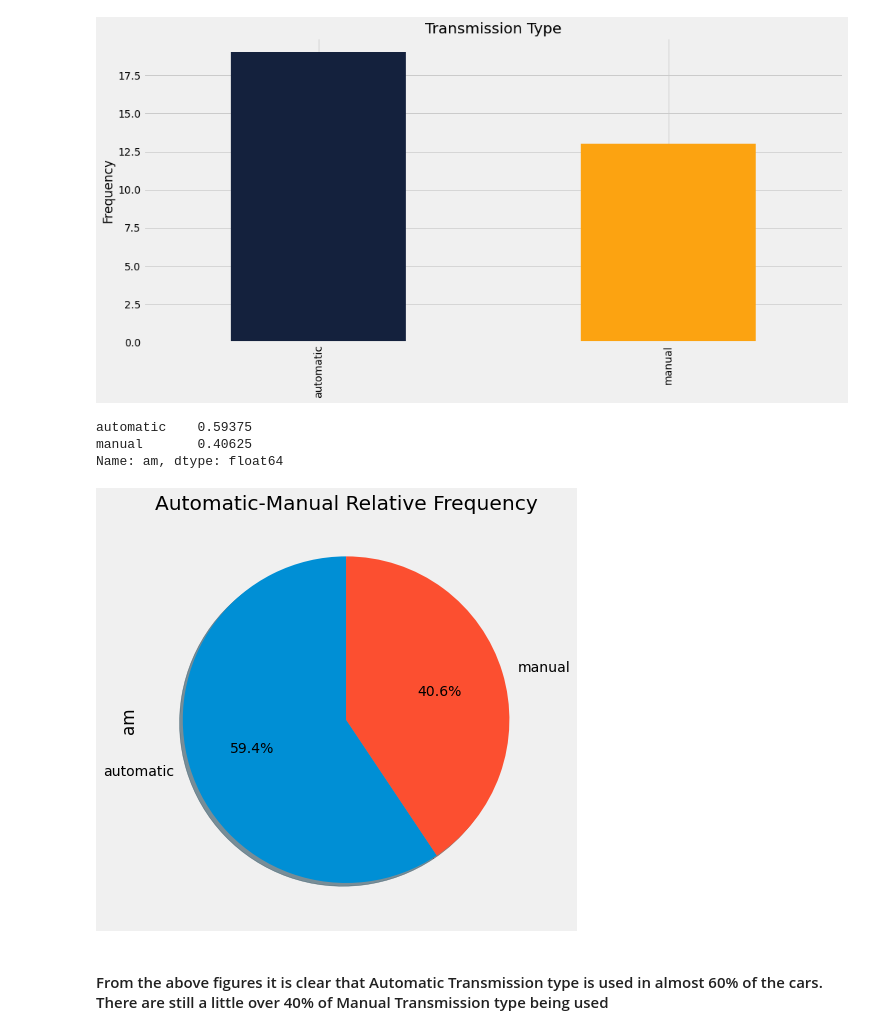
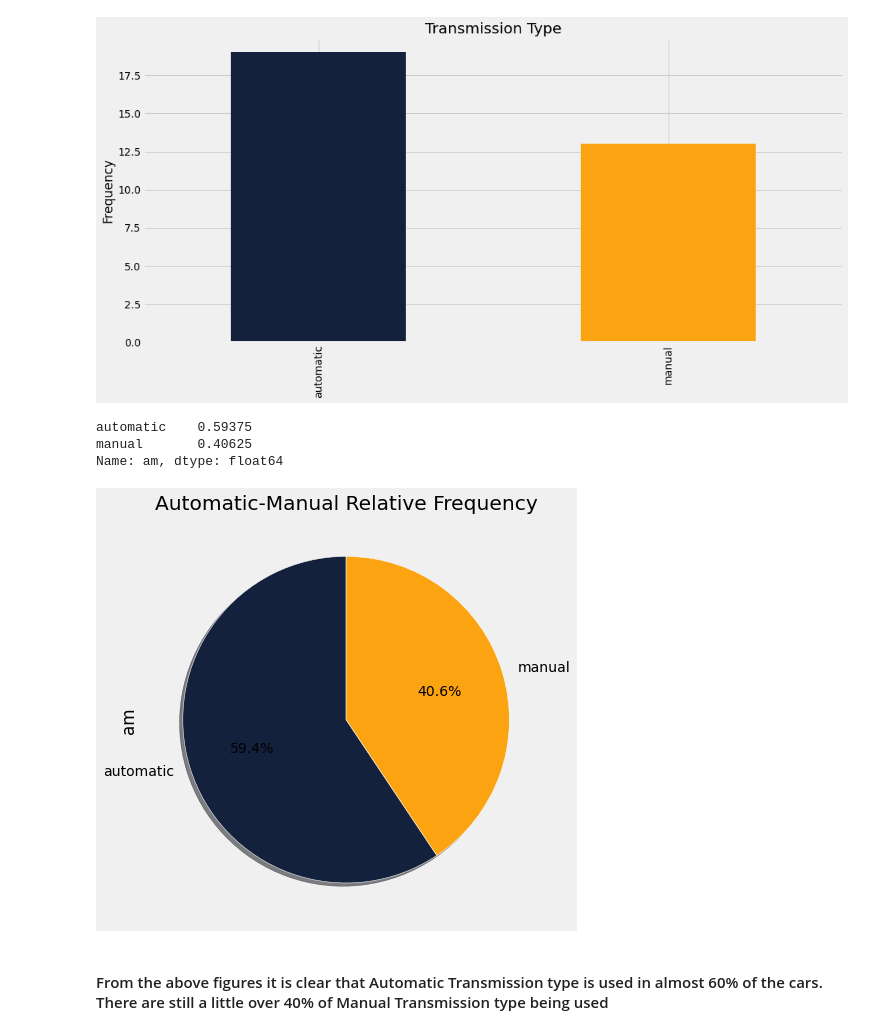
Before and after one commit to BuyingANew-Soul/CSE-520-Assignment-1, a Jupyter notebook: CSE 520 assignment 1.ipynb, the cells around one changed output. Cells and saved outputs as stored; diff of their text form; code cells hidden in the pictures.

Commit message:
changed the colors of the pie charts adn given a wedgeprops

```diff
--- a/CSE 520 assignment 1.ipynb
+++ b/CSE 520 assignment 1.ipynb
@@ -106,16 +106,16 @@ Name: am, dtype: int64
 # %%
 # ploting relative frequency
 
 plt.style.use('fivethirtyeight')
-(df['am'].value_counts()/len(df)).plot.pie(autopct='%1.1f%%', shadow=True, startangle=90, figsize=(15,7))
+(df['am'].value_counts()/len(df)).plot.pie(autopct='%1.1f%%', shadow=True, startangle=90, figsize=(15,7), colors=['#14213d', '#fca311'], wedgeprops={'edgecolor':'white'})
 
 plt.title("Automatic-Manual Relative Frequency")
 df['am'].value_counts()/len(df)
 # %% [output]
 automatic    0.59375
 manual       0.40625
 Name: am, dtype: float64
-[figure, old version]
+[figure, new version]
 # %% [markdown]
 #### From the above figures it is clear that Automatic Transmission type is used in almost 60% of the cars. There are still a little over 40% of Manual Transmission type being used
 # %% [markdown]
```
Also changed, not shown: parts of 1 cell of this notebook.
